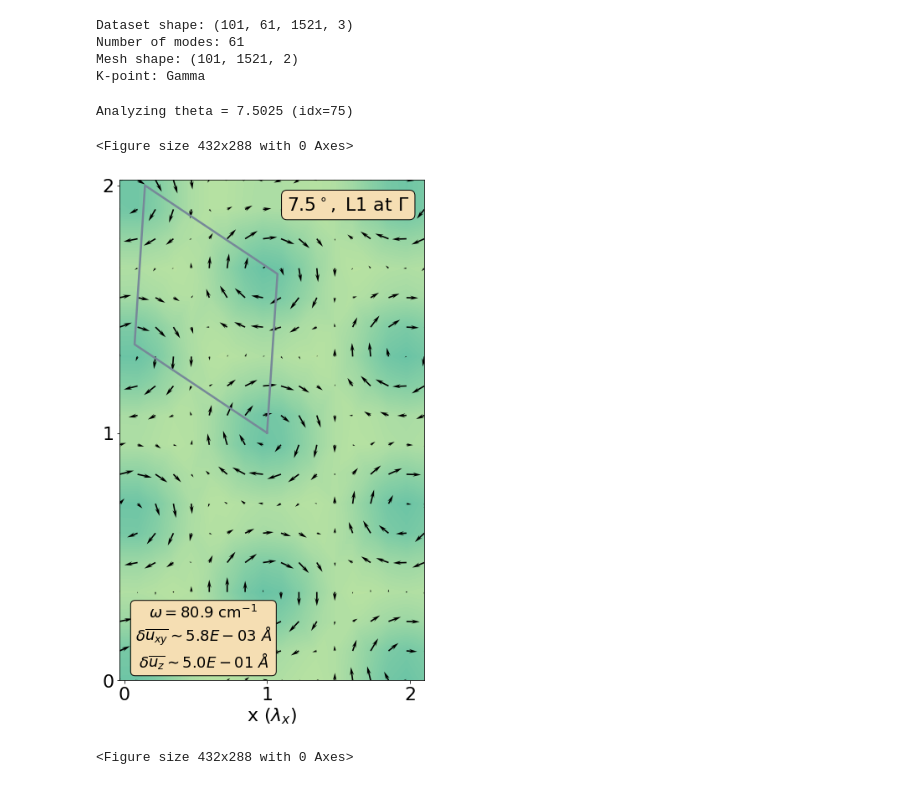
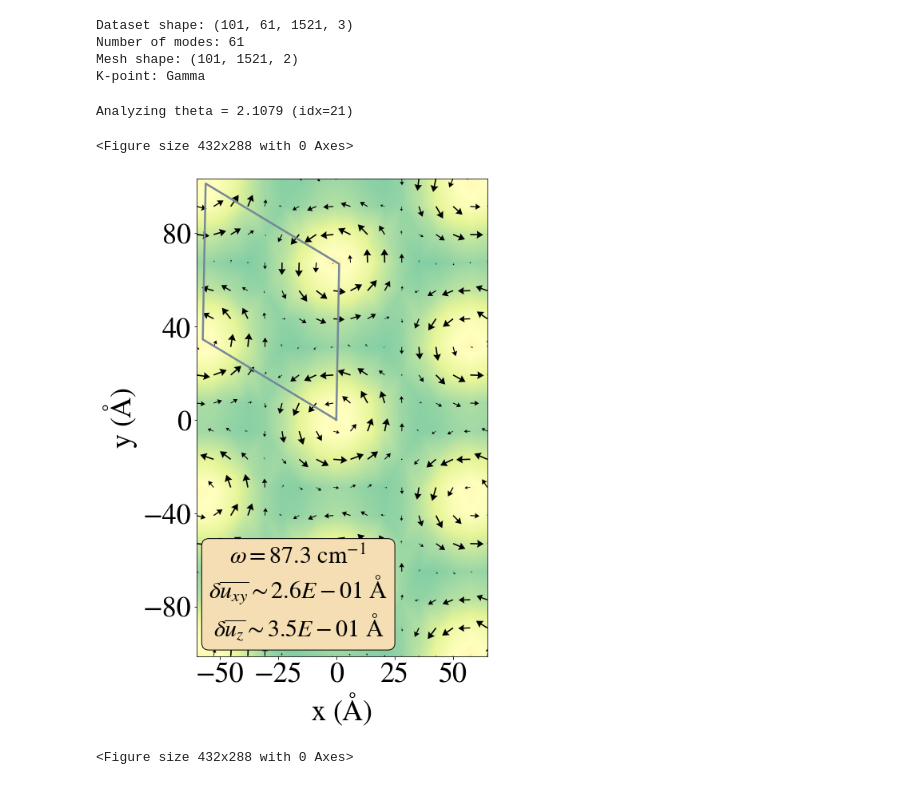
Before and after one commit to jz-lu/ml-ph, a Jupyter notebook: ALLEGRO_ANALYZER/thspc_finder.ipynb, the cells around one changed output. Cells and saved outputs as stored; diff of their text form; code cells hidden in the pictures.

```diff
--- a/ALLEGRO_ANALYZER/thspc_finder.ipynb
+++ b/ALLEGRO_ANALYZER/thspc_finder.ipynb
@@ -69,21 +69,22 @@ K-point: Gamma
 #     print(f"[{round(thetas[i], 2)}] S @ {Ss}")
 # %%
 # Visualize the real-space phonons
-THETA_IDX = 75
-WHICH_MODE = 11
+THETA_IDX = 21
+WHICH_MODE = 29
 print(f"Analyzing theta = {thetas[THETA_IDX]} (idx={THETA_IDX})")
 coords = mesh[THETA_IDX]
 
 # k_set[THETA_IDX] = GM_set[THETA_IDX][:2]
 
 ph = TwistedRealspacePhonon(thetas[THETA_IDX], k_set[THETA_IDX],
                             GM_set[THETA_IDX], DMs[THETA_IDX], n_at,
                             bl_M, poscars_uc, modeidxs=np.arange(nmodes),
                             rspc_sc_sz=2,
                             outdir=f'{ROOT}/data_mlph')
-ph.plot_a_phonon(WHICH_MODE, save=True, outname='Gr_1.0.png', ticky=True, labely=False)
+ph.plot_a_phonon(WHICH_MODE, save=True, outname='T.png',
+                 ticky=True, labely=True, labelx=True)
 # %% [output]
-Analyzing theta = 7.5025 (idx=75)
+Analyzing theta = 2.1079 (idx=21)
 <Figure size 432x288 with 0 Axes>
-[figure, old version]
+[figure, new version]
 <Figure size 432x288 with 0 Axes>
```
Also changed, not shown: parts of 2 cells of this notebook, 39 other files.
